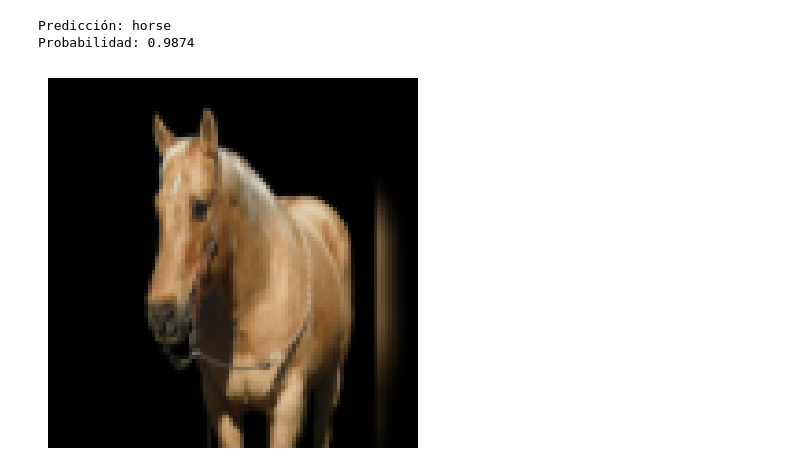
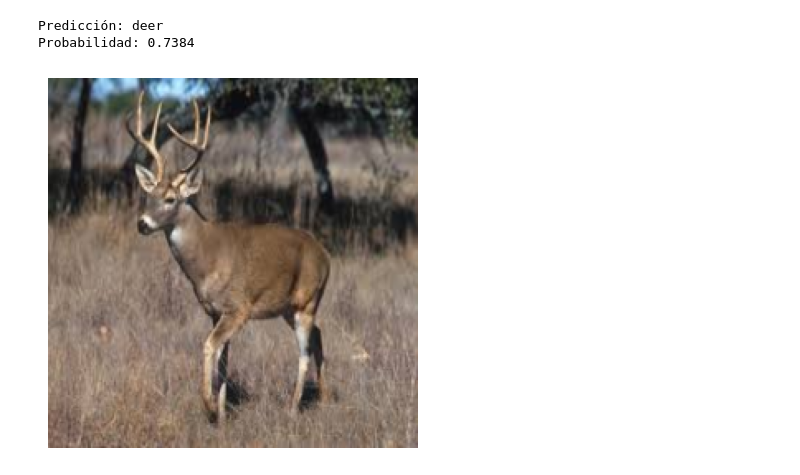
Before and after one commit to JuniorHZ19/ArquitecturasCNN, a Jupyter notebook: Google-NET.ipynb, the cells around one changed output. Cells and saved outputs as stored; diff of their text form; code cells hidden in the pictures.

```diff
--- a/Google-NET.ipynb
+++ b/Google-NET.ipynb
@@ -18,12 +18,12 @@ class InceptionBlock(nn.Module):
 
         self.branch2 = nn.Sequential(
             nn.Conv2d(in_channels, chReduce3x3, kernel_size=1),
-            nn.Conv2d(ch3x3red, ch3x3, kernel_size=3, padding=1)
+            nn.Conv2d(chReduce3x3, ch3x3, kernel_size=3, padding=1)
         )
 
         self.branch3 = nn.Sequential(
             nn.Conv2d(in_channels, chReduce5x5, kernel_size=1),
-            nn.Conv2d(ch5x5red, ch5x5, kernel_size=5, padding=2)
+            nn.Conv2d(chReduce5x5, ch5x5, kernel_size=5, padding=2)
         )
 
         self.branch4 = nn.Sequential(
@@ -213,7 +190,7 @@ import numpy as np
 
 # Transformaciones básicas para las imágenes
 transform = transforms.Compose([
-    transforms.Resize((244,244)),
+    transforms.Resize((224,224)),
     transforms.ToTensor() # Convertir las imágenes a tensores
 ])
 
@@ -252,14 +226,12 @@ del VGGNet
 import torch.optim as optim
 import torch
 from torch.optim.lr_scheduler import ReduceLROnPlateau
-arch=[(1,64),(1,128),(2,256),(2,512),(2,512)] #arquitectura para vgg11
 
-vgg11=VGGNet(arch=arch)
-vgg11=vgg11.to(device)
+modelo=GoogleNet()
 
 criterion = nn.CrossEntropyLoss()
-optimizer = optim.Adam(vgg11.parameters(), lr=0.0001)
+optimizer = optim.Adam(modelo.parameters(), lr=0.0001)
 epochs=15
 scheduler = ReduceLROnPlateau(optimizer, mode='max', factor=0.1, patience=2, verbose=True)
-modelo_entrenado,optimisador_entrenado=trainModel(vgg11,epochs,train_loader,test_loader,optimizer,scheduler,criterion)
+modelo_entrenado,optimisador_entrenado=trainModel(modelo,epochs,train_loader,test_loader,optimizer,scheduler,criterion)
 # %% [output]
@@ -278,7 +256,7 @@ import torch.nn.functional as F
 from torchvision import transforms
 
 # Ruta de la imagen
-file_path = "/content/caballo-cuarto-de-milla-caballo-castrado-12anos-150-cm-palomino-caballos-de-trec-ranch-riding-horses-paicines-ca_d3737f9b-9b4a-4608-95d1-fff8e7ebb8b3.jpg"  # @param {type:"string"}
+file_path = "/content/images (1).jpg"  # @param {type:"string"}
 
 # Cargar la imagen
 img = Image.open(file_path)
@@ -286,7 +264,7 @@ img = Image.open(file_path)
 # Transformaciones para la imagen: igual que durante el entrenamiento
 transform = transforms.Compose([
 
-    transforms.Resize((100, 100)),  # Redimensionar a 32x32
+    transforms.Resize((224, 224)),  # Redimensionar a 32x32
     transforms.ToTensor(),  # Convertir la imagen a tensor
 ])
 
@@ -304,36 +282,36 @@ with torch.no_grad():
     output = modelo_entrenado(tensor_img)
 
 # Calcular las probabilidades con softmax
 probabilities = F.softmax(output, dim=1)
 
 # Obtener el índice de la clase con la mayor probabilidad
 max_value, max_index = torch.max(probabilities, dim=1)
 
 # Definir las clases (dígitos de 0 a 9)
 classes = ['airplane', 'automobile', 'bird', 'cat', 'deer', 'dog', 'frog', 'horse', 'ship', 'truck']
 
 
 # Imprimir la predicción y la probabilidad
 print(f'Predicción: {classes[max_index.item()]}')
 print(f'Probabilidad: {max_value.item():.4f}')
 
 tensor_img = tensor_img.squeeze(0)  # Eliminar la dimensión de batch, si es necesario
 
 # Deshacer la normalización (si fue realizada previamente)
 
 
 
 # Convertir de tensor a imagen PIL
 to_pil = transforms.ToPILImage()
 image = to_pil(tensor_img)
 # Mostrar la imagen
 plt.imshow(image)
 plt.axis('off')  # Desactivar los ejes para solo mostrar la imagen
 plt.show()
 # %% [output]
-Predicción: horse
-Probabilidad: 0.9874
+Predicción: deer
+Probabilidad: 0.7384
-[figure, old version]
+[figure, new version]
 # %%
 #Guardar modelo y optimzador:
 
```
Also changed, not shown: parts of 7 cells of this notebook.
